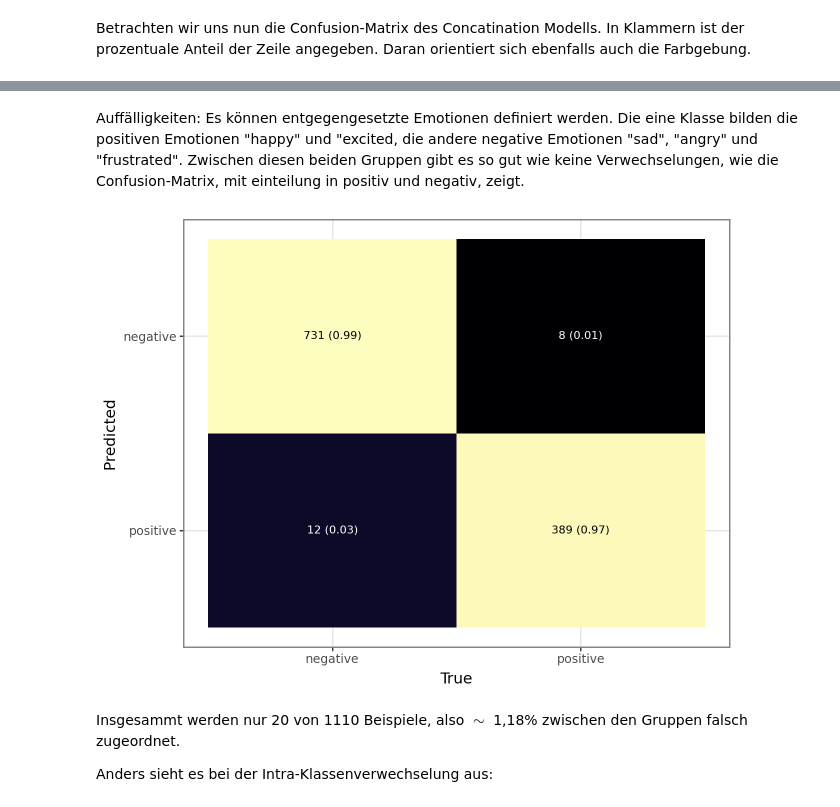
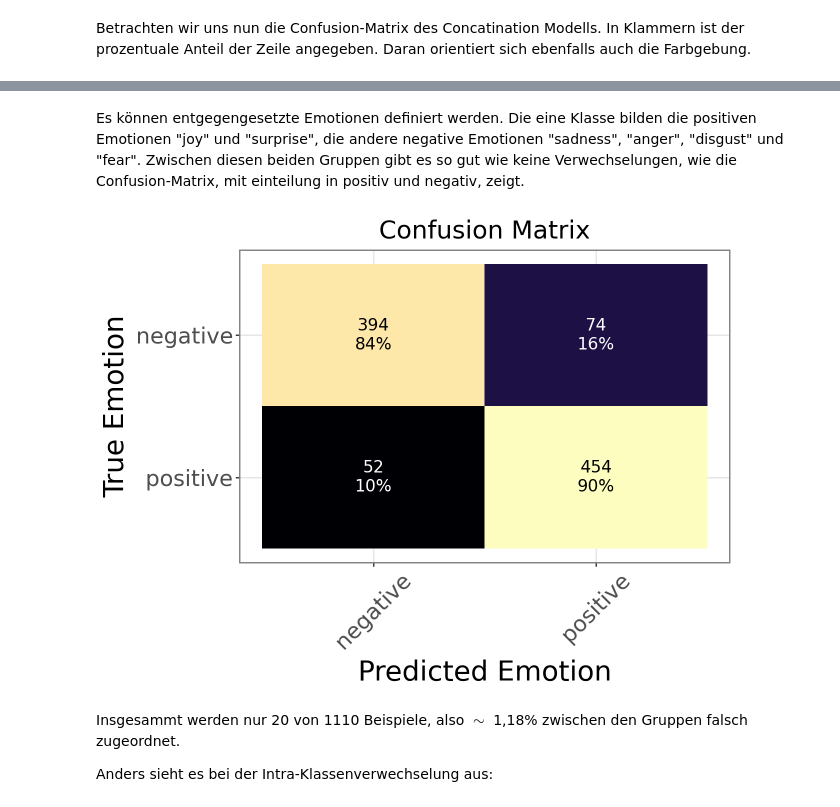
Before and after one commit to HenFo/Masterarbeit, a Jupyter notebook: analysis/mm_models/concat_meld.ipynb, the cells around one changed output, grey strips where cells are left out. Saved outputs shown, nothing was run; the diff lists cells and outputs as text; code cells hidden in the pictures.

```diff
--- a/analysis/mm_models/concat_meld.ipynb
+++ b/analysis/mm_models/concat_meld.ipynb
@@ -59,3 +85,9 @@ df_meld.head(3)
+# %%
+df_meld["output_audio"] = df_meld["output_audio"].apply(
+    lambda x: pd.NA if x not in df_meld["target"].unique() else x
+)
+
+df_meld = df_meld.dropna()
 # %% [markdown]
 ### Performance
 
@@ -92,24 +147,23 @@ utils.print_confusion_matrix(df_meld, target_labels=labels[::-1], output_column=
 # %% [markdown]
-Auffälligkeiten:
-Es können entgegengesetzte Emotionen definiert werden. Die eine Klasse bilden die positiven Emotionen "happy" und "excited, die andere negative Emotionen "sad", "angry" und "frustrated".
+Es können entgegengesetzte Emotionen definiert werden. Die eine Klasse bilden die positiven Emotionen "joy" und "surprise", die andere negative Emotionen "sadness", "anger", "disgust" und "fear".
 Zwischen diesen beiden Gruppen gibt es so gut wie keine Verwechselungen, wie die Confusion-Matrix, mit einteilung in positiv und negativ, zeigt.
 # %%
 from functools import partial
 
 
-iemocap_positive_emotions = ["happy", "excited"]
-iemocap_negative_emotions = ["angry", "sad", "frustrated"]
+meld_positive_emotions = ["joy", "surprise"]
+meld_negative_emotions = ["anger", "sadness", "disgust", "fear"]
 
 
-iemocap_classify_sentiment = partial(utils.classify_sentiment, positive=iemocap_positive_emotions, negative=iemocap_negative_emotions)
+meld_classify_sentiment = partial(utils.classify_sentiment, positive=meld_positive_emotions, negative=meld_negative_emotions)
 
-df_meld["emotion_sentiment"] = df_meld["target"].apply(iemocap_classify_sentiment)
-df_meld["emotion_sentiment_prediction"] = df_meld["output"].apply(iemocap_classify_sentiment)
+df_meld["emotion_sentiment"] = df_meld["target"].apply(meld_classify_sentiment)
+df_meld["emotion_sentiment_prediction"] = df_meld["output"].apply(meld_classify_sentiment)
 
 
 utils.print_confusion_matrix(df_meld, target_labels=["positive", "negative"], output_column="emotion_sentiment_prediction", target_column="emotion_sentiment")
 # %% [output]
-[figure, old version]
+[figure, new version]
 # %% [markdown]
 Insgesammt werden nur 20 von 1110 Beispiele, also $\sim$ 1,18% zwischen den Gruppen falsch zugeordnet.
 
```
Also changed, not shown: parts of 21 cells of this notebook, 3 other files.
